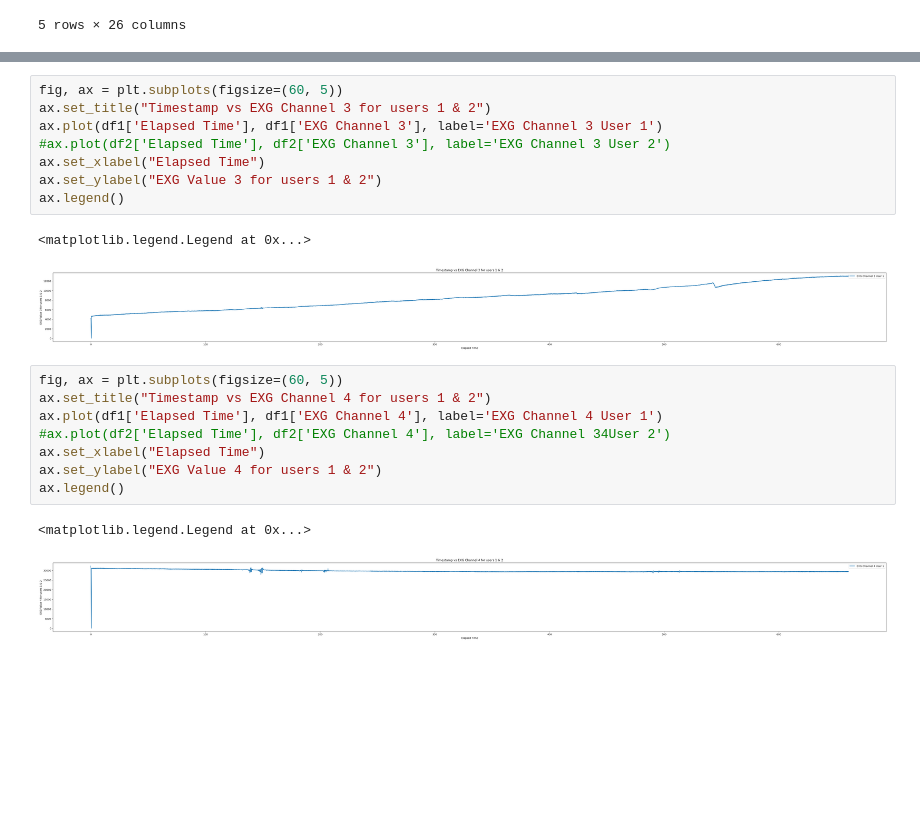
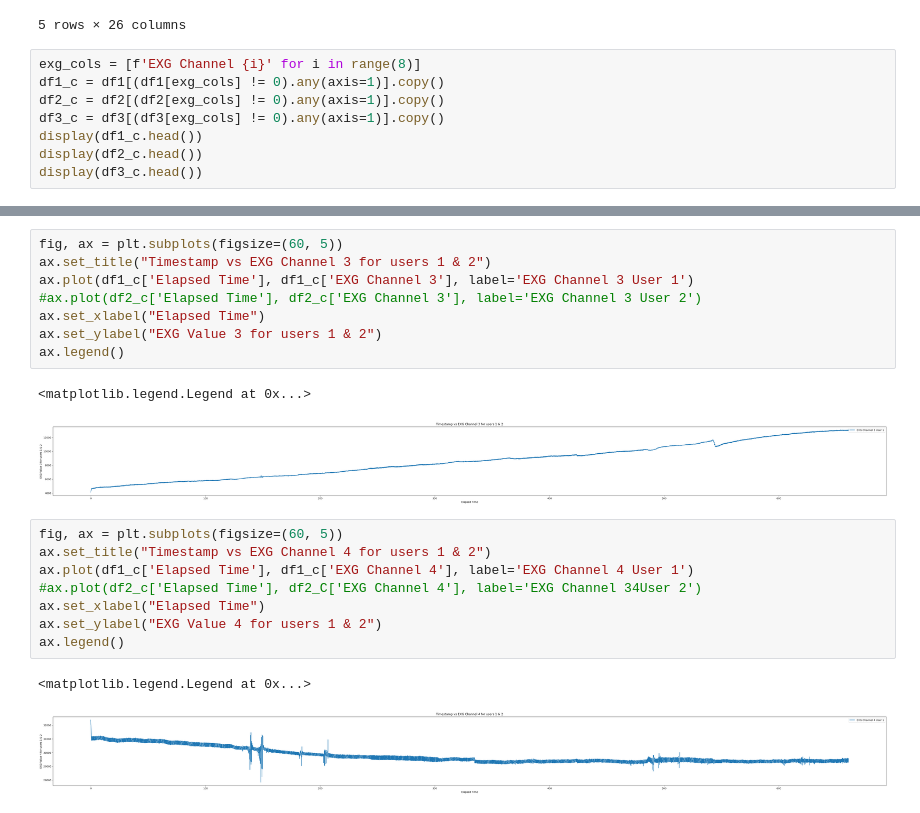
Before and after one commit to hdeavila1992/Robot_Human_Interfase_v0, a Jupyter notebook: notebooks/VisualizeData.ipynb, the cells around one changed output, grey strips where cells are left out. Drawn from its saved outputs; the diff is of its cells as text; blank space fills up the shorter version.

Commit message:
cleaned rows with EXG 0 to 7 in zero for user 1,2&3

```diff
--- a/notebooks/VisualizeData.ipynb
+++ b/notebooks/VisualizeData.ipynb
@@ -80,3 +80,11 @@ display(df3.head())
 | 3 | 3.0 | 12466.484304 | 7617.698028 | -52043.377107 | -35857.607228 | -16002.306760 | ... |
 | 4 | 4.0 | 12453.073258 | 7600.576592 | -51950.639719 | -35833.646158 | -15838.848452 | ... |
 5 rows × 26 columns
+# %%
+exg_cols = [f'EXG Channel {i}' for i in range(8)]
+df1_c = df1[(df1[exg_cols] != 0).any(axis=1)].copy()
+df2_c = df2[(df2[exg_cols] != 0).any(axis=1)].copy()
+df3_c = df3[(df3[exg_cols] != 0).any(axis=1)].copy()
+display(df1_c.head())
+display(df2_c.head())
+display(df3_c.head())
@@ -83,22 +113,22 @@ display(df3.head())
 # %%
 fig, ax = plt.subplots(figsize=(60, 5))
 ax.set_title("Timestamp vs EXG Channel 3 for users 1 & 2")
-ax.plot(df1['Elapsed Time'], df1['EXG Channel 3'], label='EXG Channel 3 User 1')
-#ax.plot(df2['Elapsed Time'], df2['EXG Channel 3'], label='EXG Channel 3 User 2')
+ax.plot(df1_c['Elapsed Time'], df1_c['EXG Channel 3'], label='EXG Channel 3 User 1')
+#ax.plot(df2_c['Elapsed Time'], df2_c['EXG Channel 3'], label='EXG Channel 3 User 2')
 ax.set_xlabel("Elapsed Time")
 ax.set_ylabel("EXG Value 3 for users 1 & 2")
 ax.legend()
 # %% [output]
 <matplotlib.legend.Legend at 0x...>
-[figure, old version]
+[figure, new version]
 # %%
 fig, ax = plt.subplots(figsize=(60, 5))
 ax.set_title("Timestamp vs EXG Channel 4 for users 1 & 2")
-ax.plot(df1['Elapsed Time'], df1['EXG Channel 4'], label='EXG Channel 4 User 1')
-#ax.plot(df2['Elapsed Time'], df2['EXG Channel 4'], label='EXG Channel 34User 2')
+ax.plot(df1_c['Elapsed Time'], df1_c['EXG Channel 4'], label='EXG Channel 4 User 1')
+#ax.plot(df2_c['Elapsed Time'], df2_C['EXG Channel 4'], label='EXG Channel 34User 2')
 ax.set_xlabel("Elapsed Time")
 ax.set_ylabel("EXG Value 4 for users 1 & 2")
 ax.legend()
 # %% [output]
 <matplotlib.legend.Legend at 0x...>
-[figure, old version]
+[figure, new version]
```
Also changed, not shown: parts of 1 cell of this notebook.
